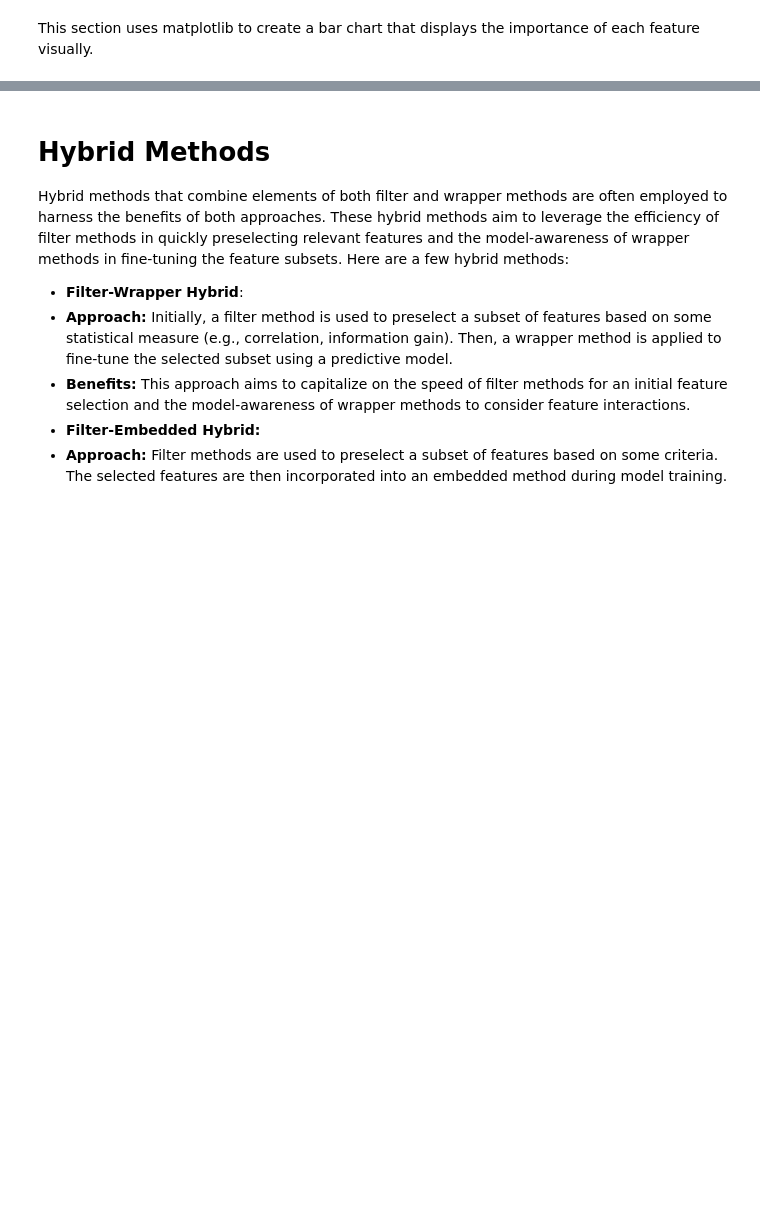
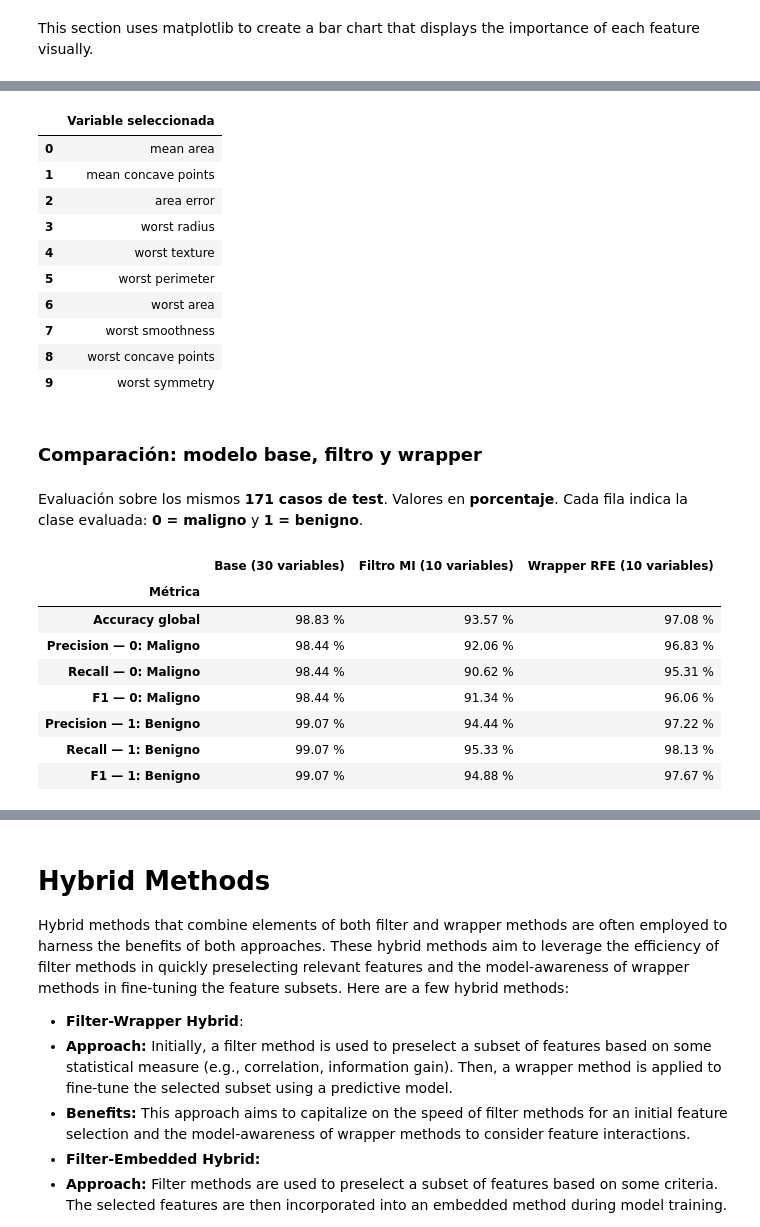
Before and after one commit to lenytacuri/ml-ft-selection-lab, a Jupyter notebook: Feature_selection.ipynb, the cells around one changed output, grey strips where cells are left out. Saved outputs shown, nothing was run; the diff lists cells and outputs as text; code cells hidden in the pictures; blank space fills up the shorter version.

```diff
--- a/Feature_selection.ipynb
+++ b/Feature_selection.ipynb
@@ -345,0 +486,58 @@ print(evaluate_model(X_train_lasso, X_test_lasso, y_train, y_test))
+# %%
+### Método wrapper: eliminación recursiva de variables (RFE) ###
+from IPython.display import display, Markdown
+from sklearn.base import clone
+from sklearn.feature_selection import RFE
+
+# Partir de las 30 variables escaladas del modelo base.
+# RFE usa X_train_scaled y las etiquetas originales y_train (0/1).
+# No utiliza las variables ya reducidas por el filtro de información mutua.
+rfe = RFE(
+    estimator=clone(baseline_model.named_steps["classifier"]),
+    n_features_to_select=10,
+    step=1,
+)
+
+# Seleccionar variables y ajustar el estimador exclusivamente con train.
+X_train_rfe = rfe.fit_transform(X_train_scaled, y_train)
+# Aplicar al test las columnas seleccionadas, sin volver a ajustar RFE.
+X_test_rfe = rfe.transform(X_test_scaled)
+selected_features_wrapper = feature_names[rfe.get_support()]
+
+# RFE ya entrenó su estimador final con las 10 variables seleccionadas.
+wrapper_model = rfe.estimator_
+y_pred_wrapper = wrapper_model.predict(X_test_rfe)
+wrapper_metrics = metrics_table(y_test, y_pred_wrapper)
+
+display(Markdown(f"### Wrapper RFE: {len(selected_features_wrapper)} variables seleccionadas"))
+display(pd.DataFrame({"Variable seleccionada": selected_features_wrapper}))
+
+
+def metrics_column(table):
+    """Convertir la tabla por clase en una columna para comparar modelos."""
+    values = {"Accuracy global": table.loc["Global (0 y 1)", "Accuracy"]}
+    for label, name in class_names.items():
+        class_row = f"{label} — {name} (pos_label={label})"
+        for metric in ["Precision", "Recall", "F1"]:
+            values[f"{metric} — {label}: {name}"] = table.loc[class_row, metric]
+    return pd.Series(values)
+
+
+# Misma partición de test, mismas métricas y configuración de regresión logística.
+model_comparison = pd.DataFrame({
+    f"Base ({X_train.shape[1]} variables)": metrics_column(baseline_metrics),
+    f"Filtro MI ({X_train_k_best.shape[1]} variables)": metrics_column(filter_metrics),
+    f"Wrapper RFE ({X_train_rfe.shape[1]} variables)": metrics_column(wrapper_metrics),
+})
+model_comparison.index.name = "Métrica"
+
+display(Markdown("### Comparación: modelo base, filtro y wrapper"))
+display(Markdown(
+    f"Evaluación sobre los mismos **{len(y_test)} casos de test**. "
+    "Valores en **porcentaje**. Cada fila indica la clase evaluada: "
+    "**0 = maligno** y **1 = benigno**."
+))
+# model_comparison conserva los valores numéricos 0–1 para reutilizarlos.
+model_comparison_percent = model_comparison * 100
+display(model_comparison_percent.map(lambda value: f"{value:.2f} %"))
+# %% [output]
@@ -345,0 +545,22 @@ print(evaluate_model(X_train_lasso, X_test_lasso, y_train, y_test))
+|  | Variable seleccionada |
+| 0 | mean area |
+| 1 | mean concave points |
+| 2 | area error |
+| 3 | worst radius |
+| 4 | worst texture |
+| 5 | worst perimeter |
+| 6 | worst area |
+| 7 | worst smoothness |
+| 8 | worst concave points |
+| 9 | worst symmetry |
+### Comparación: modelo base, filtro y wrapper
+Evaluación sobre los mismos **171 casos de test**. Valores en **porcentaje**. Cada fila indica la clase evaluada: **0 = maligno** y **1 = benigno**.
+|  | Base (30 variables) | Filtro MI (10 variables) | Wrapper RFE (10 variables) |
+| Métrica |  |  |  |
+| Accuracy global | 98.83 % | 93.57 % | 97.08 % |
+| Precision — 0: Maligno | 98.44 % | 92.06 % | 96.83 % |
+| Recall — 0: Maligno | 98.44 % | 90.62 % | 95.31 % |
+| F1 — 0: Maligno | 98.44 % | 91.34 % | 96.06 % |
+| Precision — 1: Benigno | 99.07 % | 94.44 % | 97.22 % |
+| Recall — 1: Benigno | 99.07 % | 95.33 % | 98.13 % |
+| F1 — 1: Benigno | 99.07 % | 94.88 % | 97.67 % |
```
Also changed, not shown: parts of 18 cells of this notebook.
